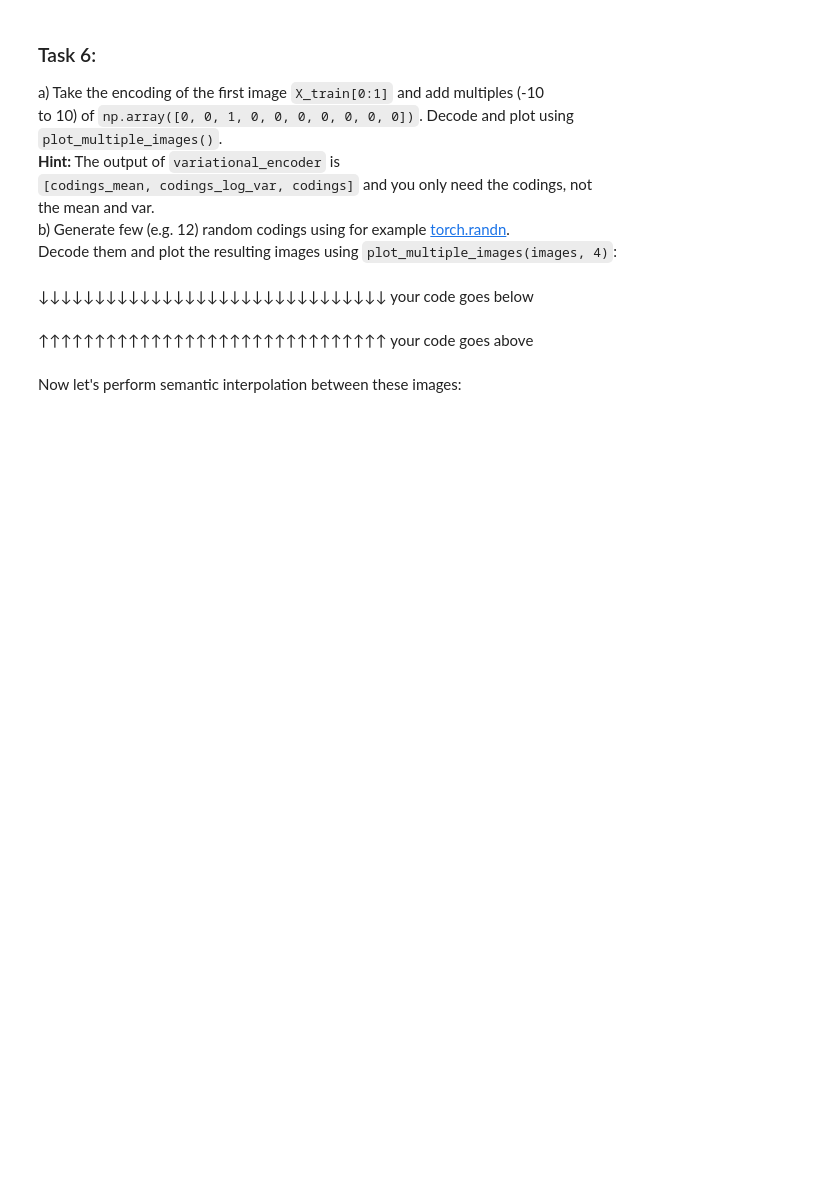
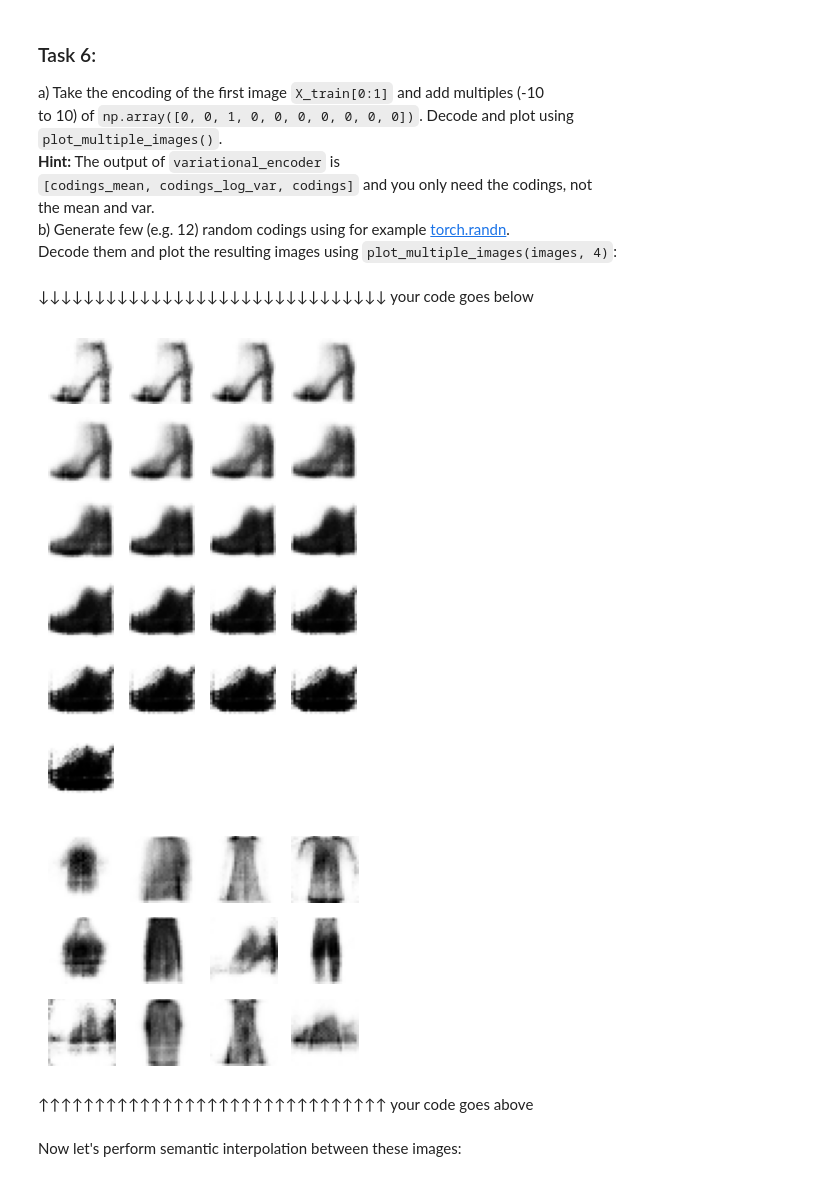
Before and after one commit to JaySeeDub/Coding-Dojo, a Jupyter notebook: Exercises/08_autoencoders_and_gans.ipynb, the cells around one changed output. Drawn from its saved outputs; the diff is of its cells as text; code cells hidden in the pictures; blank space fills up the shorter version.

```diff
--- a/Exercises/08_autoencoders_and_gans.ipynb
+++ b/Exercises/08_autoencoders_and_gans.ipynb
@@ -848,7 +838,7 @@ def vae_loss(recon_x, x, mu, logvar):
     KLD = -0.5 * torch.mean(1 + logvar - mu.pow(2) - logvar.exp()) / 784
     return BCE + KLD
 # %%
-def vae_train_and_validate(train_loader, val_loader, model, optimizer, num_epochs, metric=None, scheduler=None, device='cpu'):
+def vae_train_and_validate(train_loader, val_loader, model, optimizer, num_epochs, metric=None, scheduler=None, device=device):
     history = {
         'epoch': [],
         'train_loss': [],
@@ -955,18 +945,25 @@ Decode them and plot the resulting images using `plot_multiple_images(images, 4)
 # %% [markdown]
 ↓↓↓↓↓↓↓↓↓↓↓↓↓↓↓↓↓↓↓↓↓↓↓↓↓↓↓↓↓↓↓ your code goes below
 # %%
-# initial_codings = variational_ae.encoder(...
+initial_codings = variational_ae.encoder(X_train[0:1].to(device))[2]
+initial_codings = initial_codings.detach()
+initial_codings = initial_codings[0]
 
-# coding_root = torch.tensor(np.array([0, 0, 1, 0, 0, 0, 0, 0, 0, 0])).unsqueeze(0).to(device).to(torch.float32)
-# codings = []
-# for num  in range(-10, 11):
-#     codings.append(initial_codings + coding_root * num)
+coding_root = torch.tensor(np.array([0, 0, 1, 0, 0, 0, 0, 0, 0, 0])).unsqueeze(0).to(device).to(torch.float32)
+codings = []
+for num  in range(-10, 11):
+    codings.append(initial_codings + coding_root * num)
 
-# codings = torch.stack(codings)
-# images = variational_ae.decoder(...
-# plot_multiple_images(images, 4)
+codings = torch.stack(codings)
+images = variational_ae.decoder(codings).to('cpu').detach().numpy()
+plot_multiple_images(images, 4)
 
-# random_codings = ...
+random_codings = torch.randn(12, codings_size).to(device)
+images = variational_ae.decoder(random_codings).to('cpu').detach().numpy()
+plot_multiple_images(images, 4)
+# %% [output]
+[figure, added]
+[figure, added]
 # %% [markdown]
 ↑↑↑↑↑↑↑↑↑↑↑↑↑↑↑↑↑↑↑↑↑↑↑↑↑↑↑↑↑↑↑ your code goes above
 # %% [markdown]
```
Also changed, not shown: parts of 7 cells of this notebook.
